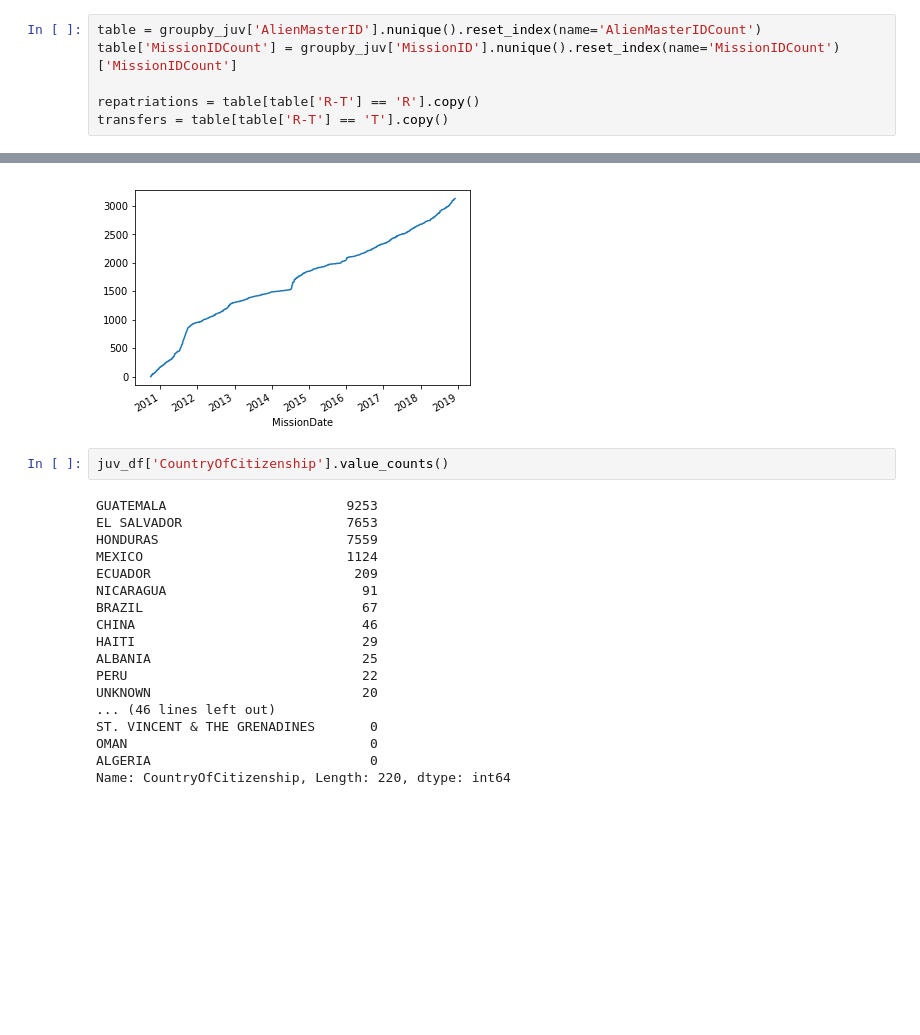
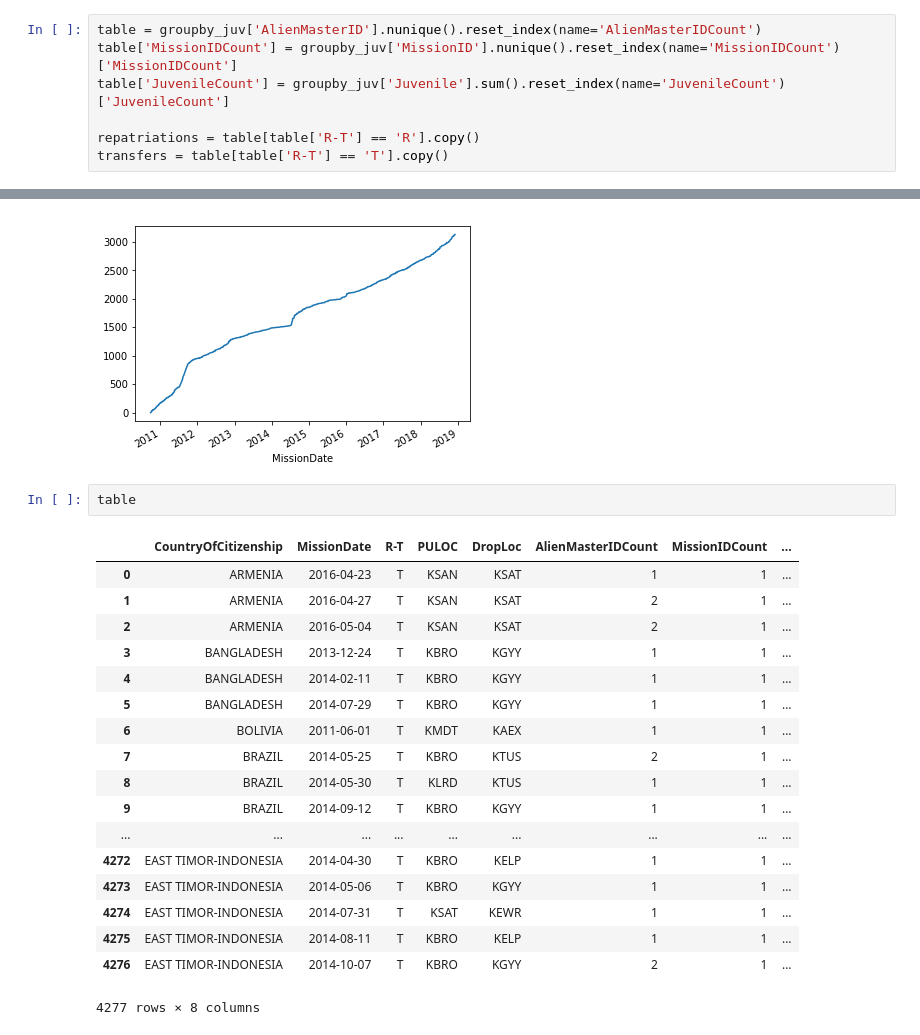
Before and after one commit to UWCHR/ice-air, a Jupyter notebook: analyze/note/juveniles.ipynb, the cells around one changed output, grey strips where cells are left out. Drawn from its saved outputs; the diff is of its cells as text; blank space fills up the shorter version.

```diff
--- a/analyze/note/juveniles.ipynb
+++ b/analyze/note/juveniles.ipynb
@@ -182,6 +167,7 @@ repatriations[repatriations['JuvPercent'] == 1]
 # %%
 table = groupby_juv['AlienMasterID'].nunique().reset_index(name='AlienMasterIDCount')
 table['MissionIDCount'] = groupby_juv['MissionID'].nunique().reset_index(name='MissionIDCount')['MissionIDCount']
+table['JuvenileCount'] = groupby_juv['Juvenile'].sum().reset_index(name='JuvenileCount')['JuvenileCount']
 
 repatriations = table[table['R-T'] == 'R'].copy()
 transfers = table[table['R-T'] == 'T'].copy()
@@ -198,23 +184,24 @@ t_cum = transfers['AlienMasterIDCount'].cumsum()
 r_cum.plot();
 # %% [output]
 [figure]
-# %%
-juv_df['CountryOfCitizenship'].value_counts()
-# %% [output]
-GUATEMALA                       9253
-EL SALVADOR                     7653
-HONDURAS                        7559
-MEXICO                          1124
-ECUADOR                          209
-NICARAGUA                         91
-BRAZIL                            67
-CHINA                             46
-HAITI                             29
-ALBANIA                           25
-PERU                              22
-UNKNOWN                           20
-... (46 lines left out)
-ST. VINCENT & THE GRENADINES       0
-OMAN                               0
-ALGERIA                            0
-Name: CountryOfCitizenship, Length: 220, dtype: int64
+# %%
+table
+# %% [output]
+|  | CountryOfCitizenship | MissionDate | R-T | PULOC | DropLoc | AlienMasterIDCount | MissionIDCount | ... |
+| 0 | ARMENIA | 2016-04-23 | T | KSAN | KSAT | 1 | 1 | ... |
+| 1 | ARMENIA | 2016-04-27 | T | KSAN | KSAT | 2 | 1 | ... |
+| 2 | ARMENIA | 2016-05-04 | T | KSAN | KSAT | 2 | 1 | ... |
+| 3 | BANGLADESH | 2013-12-24 | T | KBRO | KGYY | 1 | 1 | ... |
+| 4 | BANGLADESH | 2014-02-11 | T | KBRO | KGYY | 1 | 1 | ... |
+| 5 | BANGLADESH | 2014-07-29 | T | KBRO | KGYY | 1 | 1 | ... |
+| 6 | BOLIVIA | 2011-06-01 | T | KMDT | KAEX | 1 | 1 | ... |
+| 7 | BRAZIL | 2014-05-25 | T | KBRO | KTUS | 2 | 1 | ... |
+| 8 | BRAZIL | 2014-05-30 | T | KLRD | KTUS | 1 | 1 | ... |
+| 9 | BRAZIL | 2014-09-12 | T | KBRO | KGYY | 1 | 1 | ... |
+| ... | ... | ... | ... | ... | ... | ... | ... | ... |
+| 4272 | EAST TIMOR-INDONESIA | 2014-04-30 | T | KBRO | KELP | 1 | 1 | ... |
+| 4273 | EAST TIMOR-INDONESIA | 2014-05-06 | T | KBRO | KGYY | 1 | 1 | ... |
+| 4274 | EAST TIMOR-INDONESIA | 2014-07-31 | T | KSAT | KEWR | 1 | 1 | ... |
+| 4275 | EAST TIMOR-INDONESIA | 2014-08-11 | T | KBRO | KELP | 1 | 1 | ... |
+| 4276 | EAST TIMOR-INDONESIA | 2014-10-07 | T | KBRO | KGYY | 2 | 1 | ... |
+4277 rows × 8 columns
```
Also changed, not shown: parts of 11 cells of this notebook, 11 other files.
